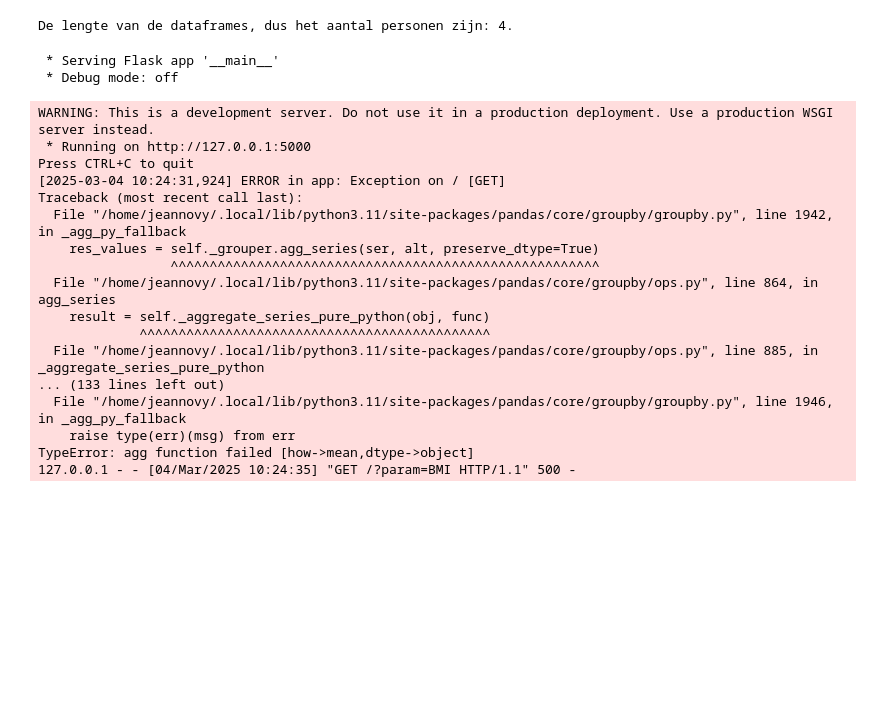
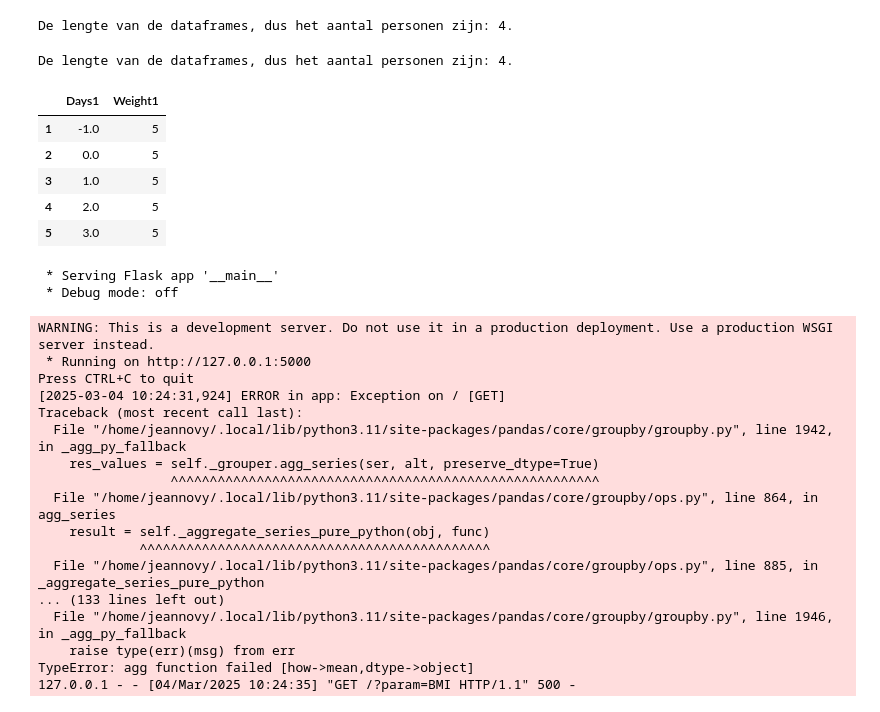
Before and after one commit to ogkourlias/capsaicin, a Jupyter notebook: weight_graphs/demo_app/demo_app.ipynb, the cells around one changed output. Cells and saved outputs as stored; diff of their text form; code cells hidden in the pictures; blank space fills up the shorter version.

Commit message:
Automatic data preparation for Weight graphs general concept code finished, creating a backup commit from which to work further

```diff
--- a/weight_graphs/demo_app/demo_app.ipynb
+++ b/weight_graphs/demo_app/demo_app.ipynb
@@ -167,5 +82,68 @@ df2 = df2.dropna()
-# %%
-# Test om dataframe kolomnaam automatisch te generen voor elke persoon
-print(f"De lengte van de dataframes, dus het aantal personen zijn: {len(dataframes)}.")
-# %% [output]
-De lengte van de dataframes, dus het aantal personen zijn: 4.
+# %%
+# Test om dataframe kolomnaam automatisch te generen voor elke persoon
+print(f"De lengte van de dataframes, dus het aantal personen zijn: {len(dataframes)}.")
+# Begin index-waarde definiëren
+i = -1
+for persons in dataframes:
+    i += 1
+    name_id = i + 1
+    Weightname = 'Weight' + str(name_id)
+    persons[Weightname] = 5
+    dataframes[i] = persons
+# %% [output]
+De lengte van de dataframes, dus het aantal personen zijn: 4.
+# %%
+# Test om dataframe kolomnaam automatisch te generen voor elke persoon
+# Bij elke keer dataframes opnieuw laden Jeannovy!!!!
+print(f"De lengte van de dataframes, dus het aantal personen zijn: {len(dataframes)}.")
+# Begin index-waarde definiëren
+i = -1
+name_id = 0
+for person in dataframes:
+    i += 1
+    name_id = i + 1
+    Weightname = 'Weight' + str(name_id)
+    person[Weightname] = 5
+    startdate = person['Date\Parameters '].iloc[1]
+    startdate = pd.to_datetime(startdate, format='%d-%m-%Y')
+    dates = pd.to_datetime((person['Date\Parameters ']), format='%d-%m-%Y')
+    Daysname = 'Days' + str(name_id)
+    person[Daysname] = (dates - startdate) / np.timedelta64(1, 'D')
+
+    # Ontbrekende waardes verwijderen en sorteren op basis van naam van dosis
+    person.dropna(subset=['Weight (Kg)'], inplace=True)
+    person = person[[Daysname,Weightname]]
+    dataframes[i] = person
+# %% [output]
+De lengte van de dataframes, dus het aantal personen zijn: 4.
+# %%
+# Test om dataframe kolomnaam automatisch te generen voor elke persoon
+# Bij elke keer dataframes opnieuw laden Jeannovy!!!!
+print(f"De lengte van de dataframes, dus het aantal personen zijn: {len(dataframes)}.")
+# Begin index-waarde definiëren
+i = -1
+name_id = 0
+for person in dataframes:
+    i += 1
+    name_id = i + 1
+    Weightname = 'Weight' + str(name_id)
+    person[Weightname] = 5
+    startdate = person['Date\Parameters '].iloc[1]
+    startdate = pd.to_datetime(startdate, format='%d-%m-%Y')
+    dates = pd.to_datetime((person['Date\Parameters ']), format='%d-%m-%Y')
+    Daysname = 'Days' + str(name_id)
+    person[Daysname] = (dates - startdate) / np.timedelta64(1, 'D')
+
+    # Ontbrekende waardes verwijderen en sorteren op basis van naam van dosis
+    person.dropna(subset=['Weight (Kg)'], inplace=True)
+    person = person[[Daysname,Weightname]]
+    dataframes[i] = person
+# %%
+dataframes[0].head()
+# %% [output]
+|  | Days1 | Weight1 |
+| 1 | -1.0 | 5 |
+| 2 | 0.0 | 5 |
+| 3 | 1.0 | 5 |
+| 4 | 2.0 | 5 |
+| 5 | 3.0 | 5 |
```
Also changed, not shown: parts of 4 cells of this notebook.
